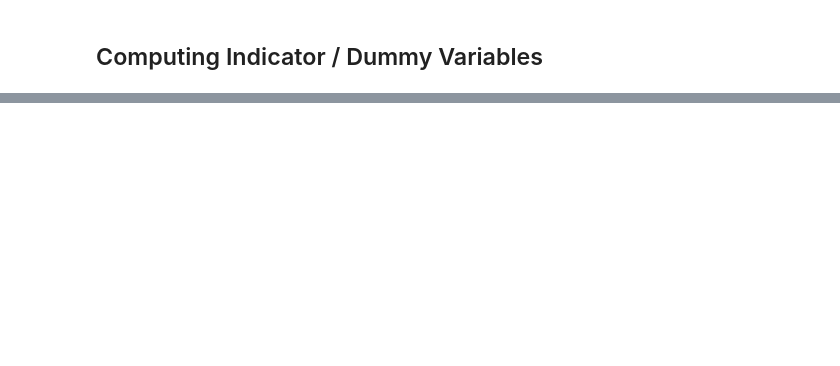
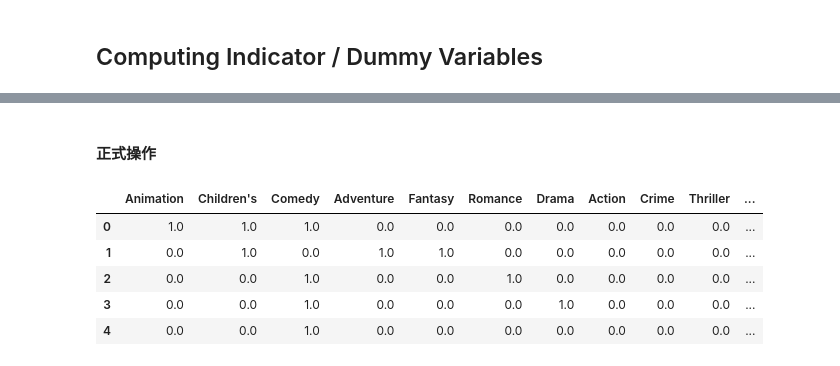
Before and after one commit to XingxinHE/Python-for-Data-Analysis-Notes, a Jupyter notebook: 7_2_Data_Transformation.ipynb, the cells around one changed output, grey strips where cells are left out. Drawn from its saved outputs; the diff is of its cells as text; code cells hidden in the pictures; blank space fills up the shorter version.

```diff
--- a/7_2_Data_Transformation.ipynb
+++ b/7_2_Data_Transformation.ipynb
@@ -529,0 +661,17 @@ dtype: int64
+# %% [markdown]
+#### 正式操作
+# %%
+#这里用到enumerate这个function，能得到index+value
+for index, gen in enumerate(movies.genres):
+  column_index = dummies.columns.get_indexer(gen.split('|'))
+  dummies.iloc[index, column_index] = 1
+
+dummies.head()
+#可以看到第一个电影属于动作，儿童，喜剧，分别有1
+# %% [output]
+|  | Animation | Children's | Comedy | Adventure | Fantasy | Romance | Drama | Action | Crime | Thriller | ... |
+| 0 | 1.0 | 1.0 | 1.0 | 0.0 | 0.0 | 0.0 | 0.0 | 0.0 | 0.0 | 0.0 | ... |
+| 1 | 0.0 | 1.0 | 0.0 | 1.0 | 1.0 | 0.0 | 0.0 | 0.0 | 0.0 | 0.0 | ... |
+| 2 | 0.0 | 0.0 | 1.0 | 0.0 | 0.0 | 1.0 | 0.0 | 0.0 | 0.0 | 0.0 | ... |
+| 3 | 0.0 | 0.0 | 1.0 | 0.0 | 0.0 | 0.0 | 1.0 | 0.0 | 0.0 | 0.0 | ... |
+| 4 | 0.0 | 0.0 | 1.0 | 0.0 | 0.0 | 0.0 | 0.0 | 0.0 | 0.0 | 0.0 | ... |
```
Also changed, not shown: parts of 40 cells of this notebook.
